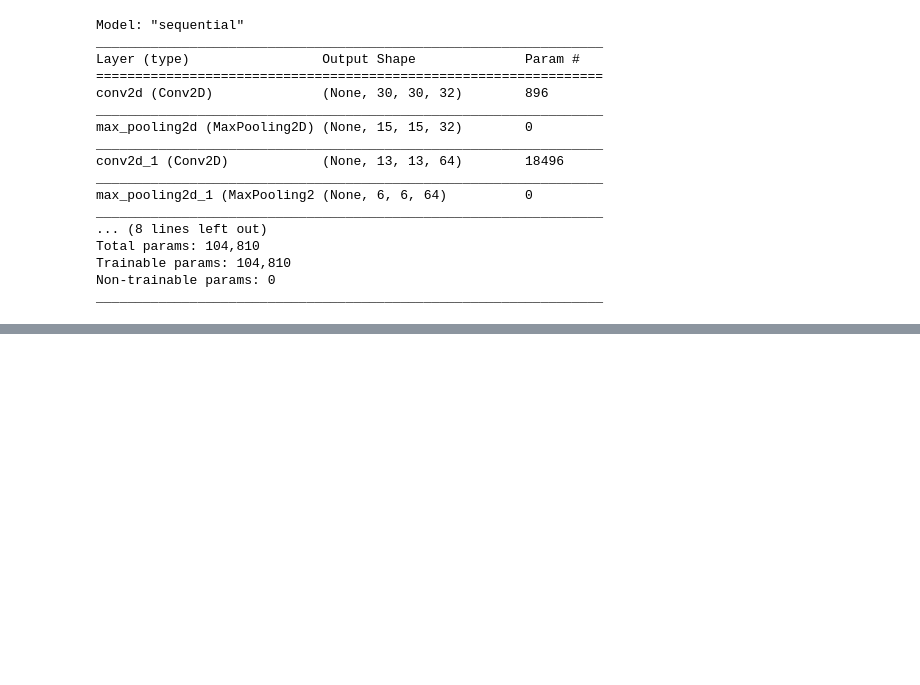
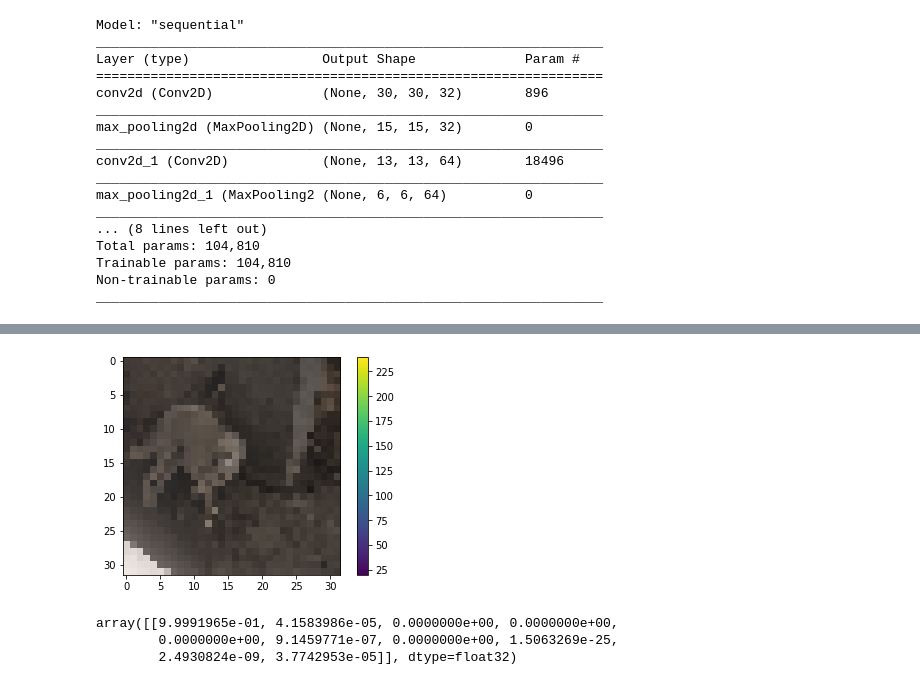
Before and after one commit to Shashi2022/object-detection, a Jupyter notebook: object-recognition-with-cnn-model.ipynb, the cells around one changed output, grey strips where cells are left out. Drawn from its saved outputs; the diff is of its cells as text; code cells hidden in the pictures; blank space fills up the shorter version.

```diff
--- a/object-recognition-with-cnn-model.ipynb
+++ b/object-recognition-with-cnn-model.ipynb
@@ -169,0 +202,11 @@ plt.legend(loc='lower right')
+# %%
+from keras.preprocessing.image import load_img
+image = load_img('/content/sample_data/Dog2.jpg', target_size=(32, 32))
+
+#plt.figure()
+plt.imshow(image)
+plt.colorbar()
+#plt.grid(False)
+plt.show()
+# %% [output]
+[figure, added]
@@ -169,0 +218,7 @@ plt.legend(loc='lower right')
+# %%
+#Predicting with model
+model.predict(test_singleimg)
+# %% [output]
+array([[9.9991965e-01, 4.1583986e-05, 0.0000000e+00, 0.0000000e+00,
+        0.0000000e+00, 9.1459771e-07, 0.0000000e+00, 1.5063269e-25,
+        2.4930824e-09, 3.7742953e-05]], dtype=float32)
```
Also changed, not shown: parts of 11 cells of this notebook.
